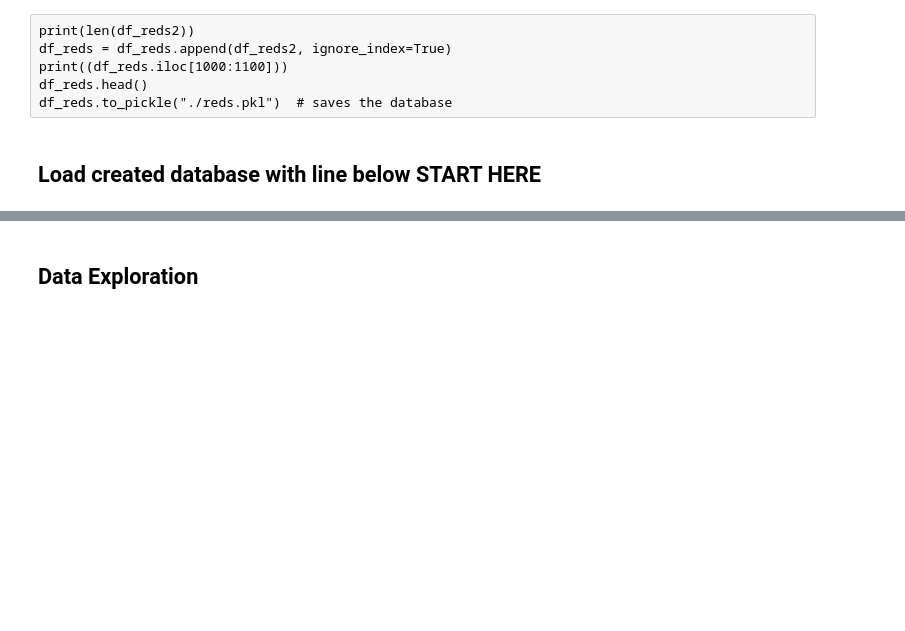
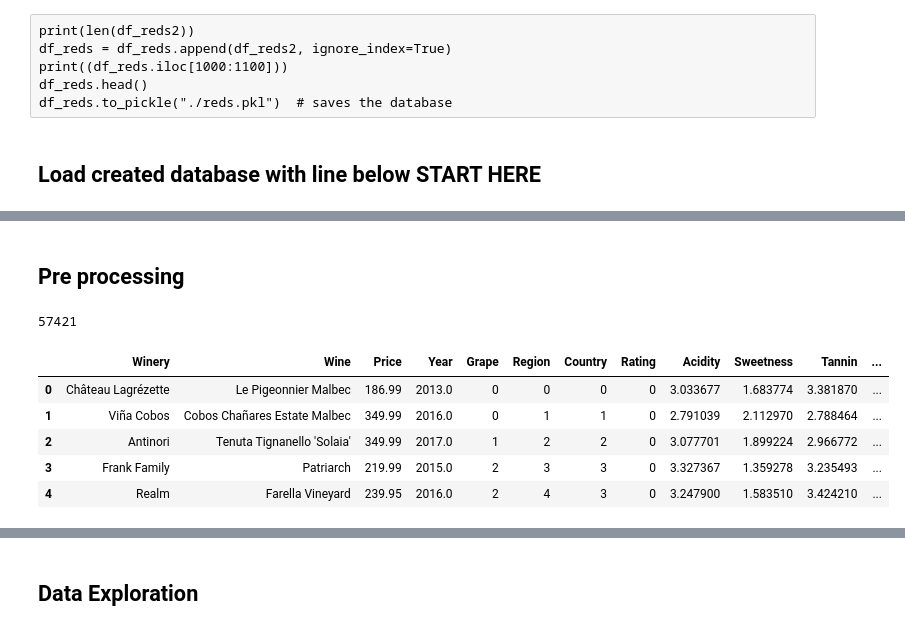
Before and after one commit to dylanw-main/Data_Analytics, a Jupyter notebook: Final_Project_Notebook.ipynb, the cells around one changed output, grey strips where cells are left out. Saved outputs shown, nothing was run; the diff lists cells and outputs as text; code cells hidden in the pictures; blank space fills up the shorter version.

```diff
--- a/Final_Project_Notebook.ipynb
+++ b/Final_Project_Notebook.ipynb
@@ -153,3 +153,22 @@ df_reds.head()
 | 2 | Antinori | Tenuta Tignanello 'Solaia' | 349.99 | 2017 | Red | Toscana | Italy | 4.8 | 3.077701 | 1.899224 | 2.966772 | ... |
 | 3 | Frank Family | Patriarch | 219.99 | 2015 | Cabernet Sauvignon | Rutherford | United States | 4.8 | 3.327367 | 1.359278 | 3.235493 | ... |
 | 4 | Realm | Farella Vineyard | 239.95 | 2016 | Cabernet Sauvignon | Coombsville | United States | 4.8 | 3.247900 | 1.583510 | 3.424210 | ... |
+# %% [markdown]
+## Pre processing
+# %%
+df_reds.Grape = pd.factorize(df_reds.Grape)[0]
+df_reds.Region = pd.factorize(df_reds.Region)[0]
+df_reds.Country = pd.factorize(df_reds.Country)[0]
+df_reds.Rating = pd.factorize(df_reds.Rating)[0]
+df_reds["Year"] = pd.to_numeric(df_reds["Year"], errors='coerce')
+df_reds = df_reds.dropna()
+print(len(df_reds))
+df_reds.head()
+# %% [output]
+57421
+|  | Winery | Wine | Price | Year | Grape | Region | Country | Rating | Acidity | Sweetness | Tannin | ... |
+| 0 | Château Lagrézette | Le Pigeonnier Malbec | 186.99 | 2013.0 | 0 | 0 | 0 | 0 | 3.033677 | 1.683774 | 3.381870 | ... |
+| 1 | Viña Cobos | Cobos Chañares Estate Malbec | 349.99 | 2016.0 | 0 | 1 | 1 | 0 | 2.791039 | 2.112970 | 2.788464 | ... |
+| 2 | Antinori | Tenuta Tignanello 'Solaia' | 349.99 | 2017.0 | 1 | 2 | 2 | 0 | 3.077701 | 1.899224 | 2.966772 | ... |
+| 3 | Frank Family | Patriarch | 219.99 | 2015.0 | 2 | 3 | 3 | 0 | 3.327367 | 1.359278 | 3.235493 | ... |
+| 4 | Realm | Farella Vineyard | 239.95 | 2016.0 | 2 | 4 | 3 | 0 | 3.247900 | 1.583510 | 3.424210 | ... |
```
Also changed, not shown: parts of 4 cells of this notebook.
